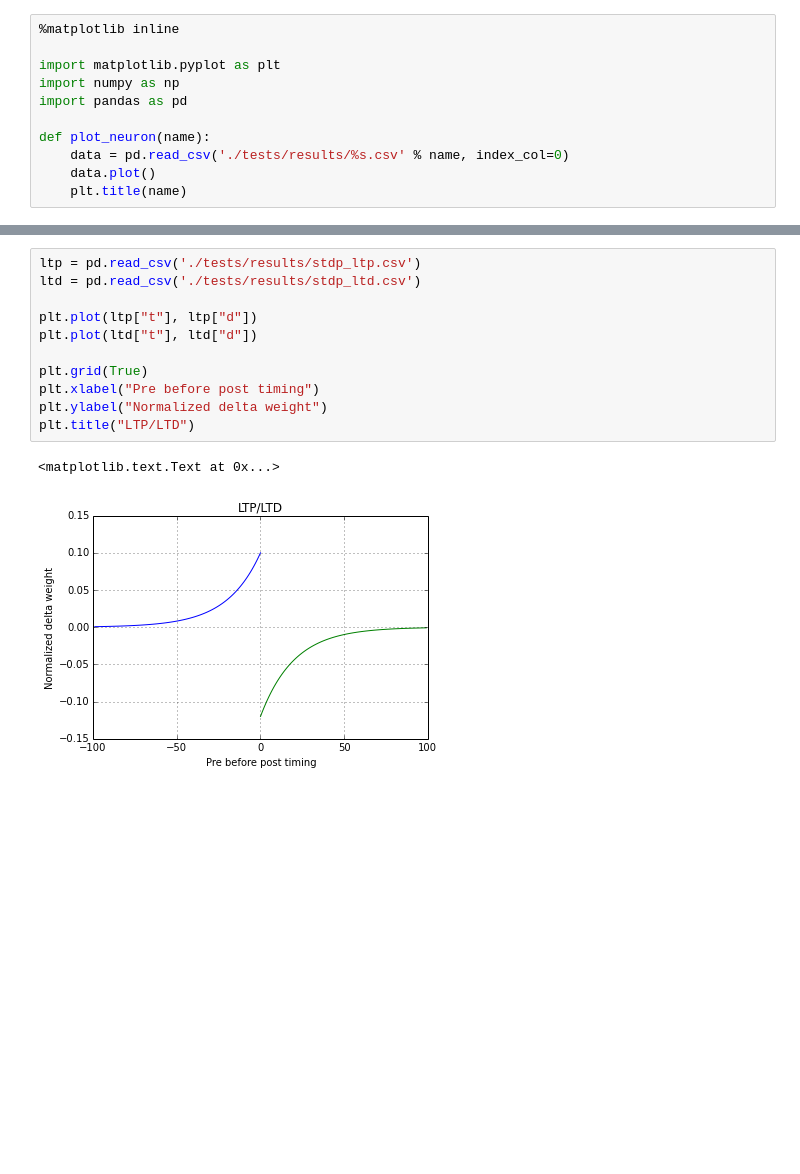
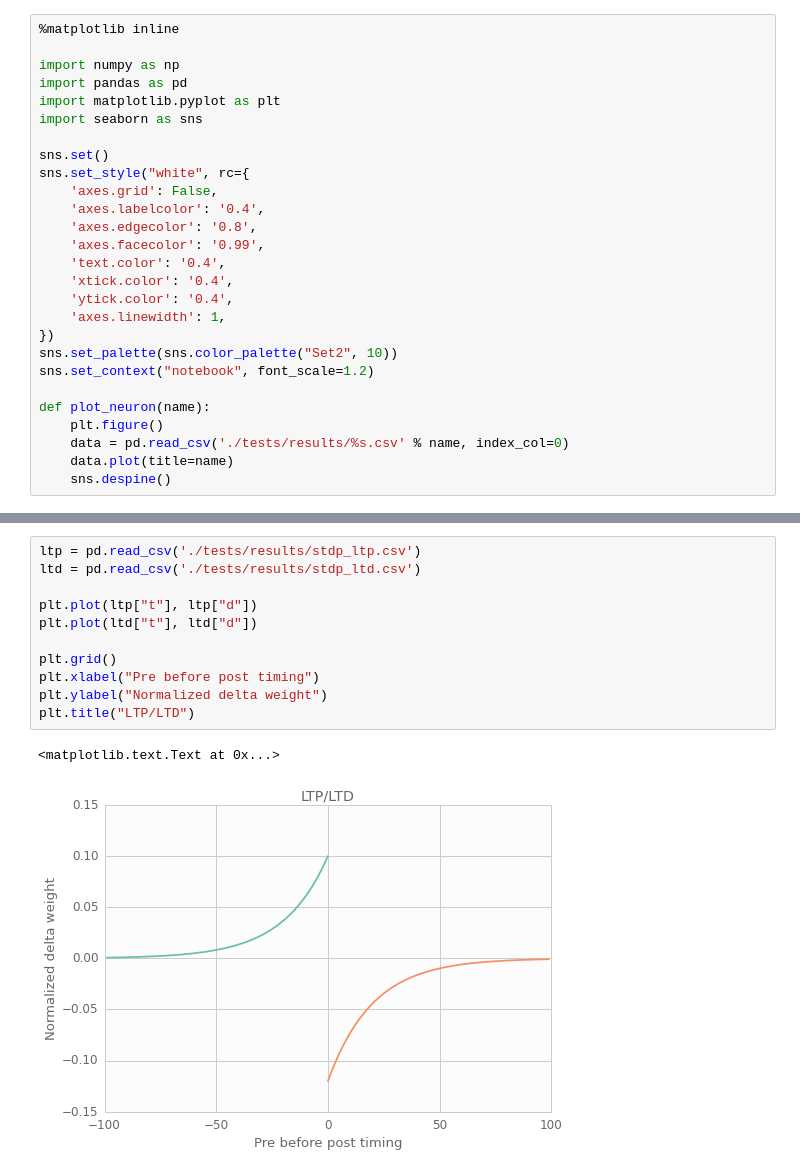
Before and after one commit to fomorians/neural-rs, a Jupyter notebook: Neural.ipynb, the cells around one changed output, grey strips where cells are left out. Cells and saved outputs as stored; diff of their text form; blank space fills up the shorter version.

```diff
--- a/Neural.ipynb
+++ b/Neural.ipynb
@@ -1,14 +1,30 @@
 # %%
 %matplotlib inline
 
-import matplotlib.pyplot as plt
 import numpy as np
 import pandas as pd
+import matplotlib.pyplot as plt
+import seaborn as sns
+
+sns.set()
+sns.set_style("white", rc={
+    'axes.grid': False,
+    'axes.labelcolor': '0.4',
+    'axes.edgecolor': '0.8',
+    'axes.facecolor': '0.99',
+    'text.color': '0.4',
+    'xtick.color': '0.4',
+    'ytick.color': '0.4',
+    'axes.linewidth': 1,
+})
+sns.set_palette(sns.color_palette("Set2", 10))
+sns.set_context("notebook", font_scale=1.2)
 
 def plot_neuron(name):
+    plt.figure()
     data = pd.read_csv('./tests/results/%s.csv' % name, index_col=0)
-    data.plot()
-    plt.title(name)
+    data.plot(title=name)
+    sns.despine()
 # %%
 plot_neuron("accomodation")
 # %% [output]
@@ -96,14 +151,14 @@ plot_neuron("tonic_spiking")
 # %%
 ltp = pd.read_csv('./tests/results/stdp_ltp.csv')
 ltd = pd.read_csv('./tests/results/stdp_ltd.csv')
 
 plt.plot(ltp["t"], ltp["d"])
 plt.plot(ltd["t"], ltd["d"])
 
-plt.grid(True)
+plt.grid()
 plt.xlabel("Pre before post timing")
 plt.ylabel("Normalized delta weight")
 plt.title("LTP/LTD")
 # %% [output]
 <matplotlib.text.Text at 0x...>
-[figure, old version]
+[figure, new version]
```
Also changed, not shown: parts of 22 cells of this notebook, 9 other files.
